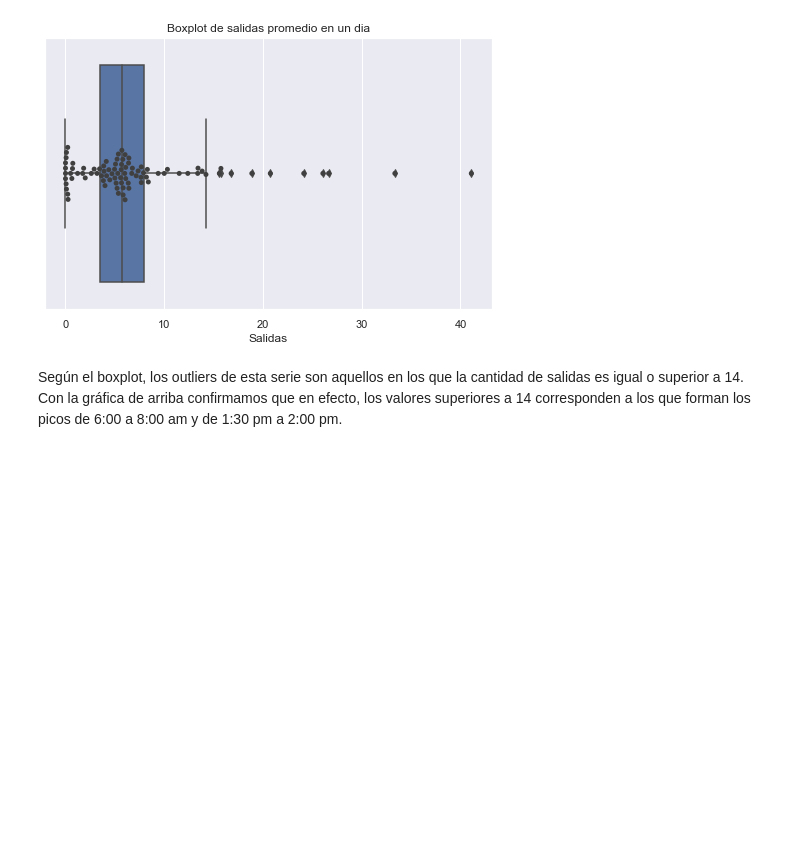
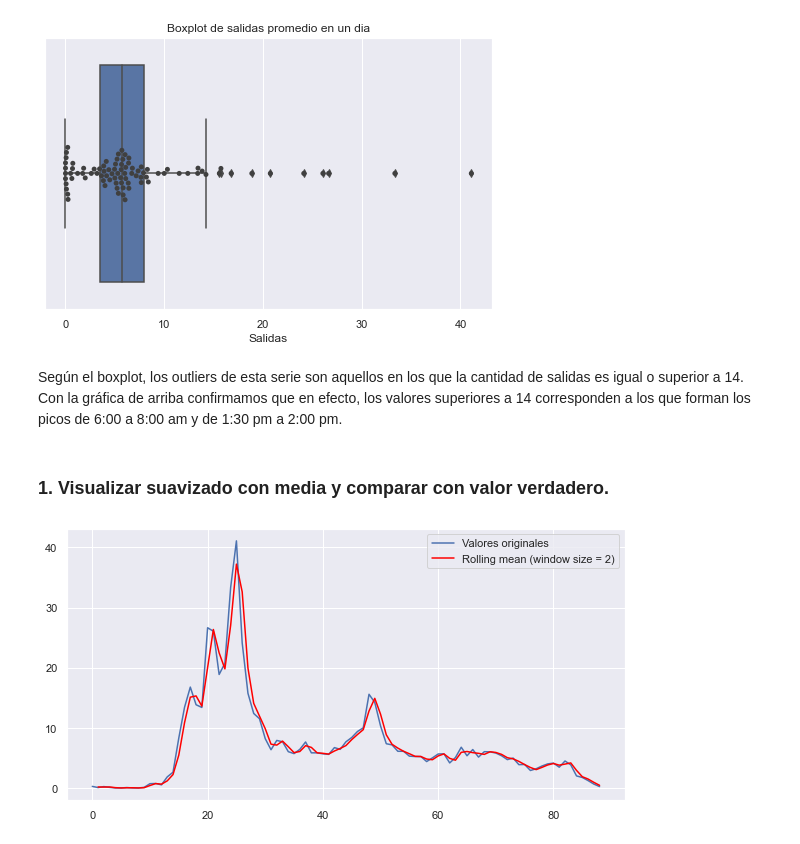
Before and after one commit to juanksRuiz/Transmilenio_DATA, a Jupyter notebook: Analisis de salidas estacion TM enero a abril 2020.ipynb, the cells around one changed output. Saved outputs shown, nothing was run; the diff lists cells and outputs as text; code cells hidden in the pictures; blank space fills up the shorter version.

```diff
--- a/Analisis de salidas estacion TM enero a abril 2020.ipynb
+++ b/Analisis de salidas estacion TM enero a abril 2020.ipynb
@@ -201,0 +211,15 @@ Según el boxplot, los  outliers de esta serie son aquellos en los que la cantid
+# %% [markdown]
+### 1. Visualizar suavizado con media y comparar con valor verdadero.
+# %%
+# Rolling average transform
+win_size=2
+prom_salidas_dia = pd.Series(prom_salidas_dia)
+rolling = prom_salidas_dia.rolling(window=win_size)
+rolling_mean = rolling.mean()
+# %%
+fig = plt.figure(figsize=(10,5));
+prom_salidas_dia.plot();
+rolling_mean.plot(color='red');
+plt.legend(["Valores originales","Rolling mean (window size = "+str(win_size)+')']);
+# %% [output]
+[figure, added]
```
Also changed, not shown: parts of 26 cells of this notebook.
